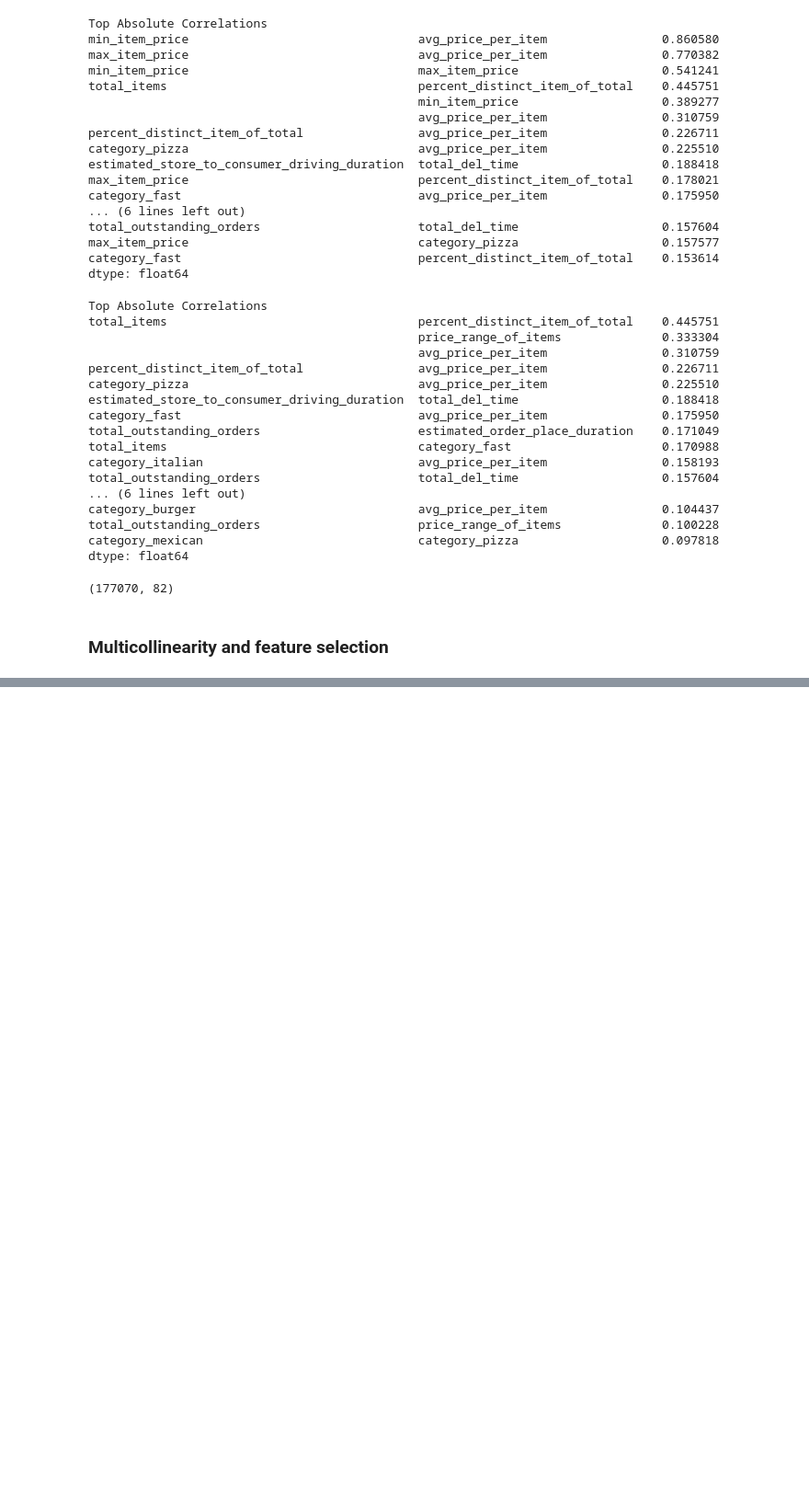
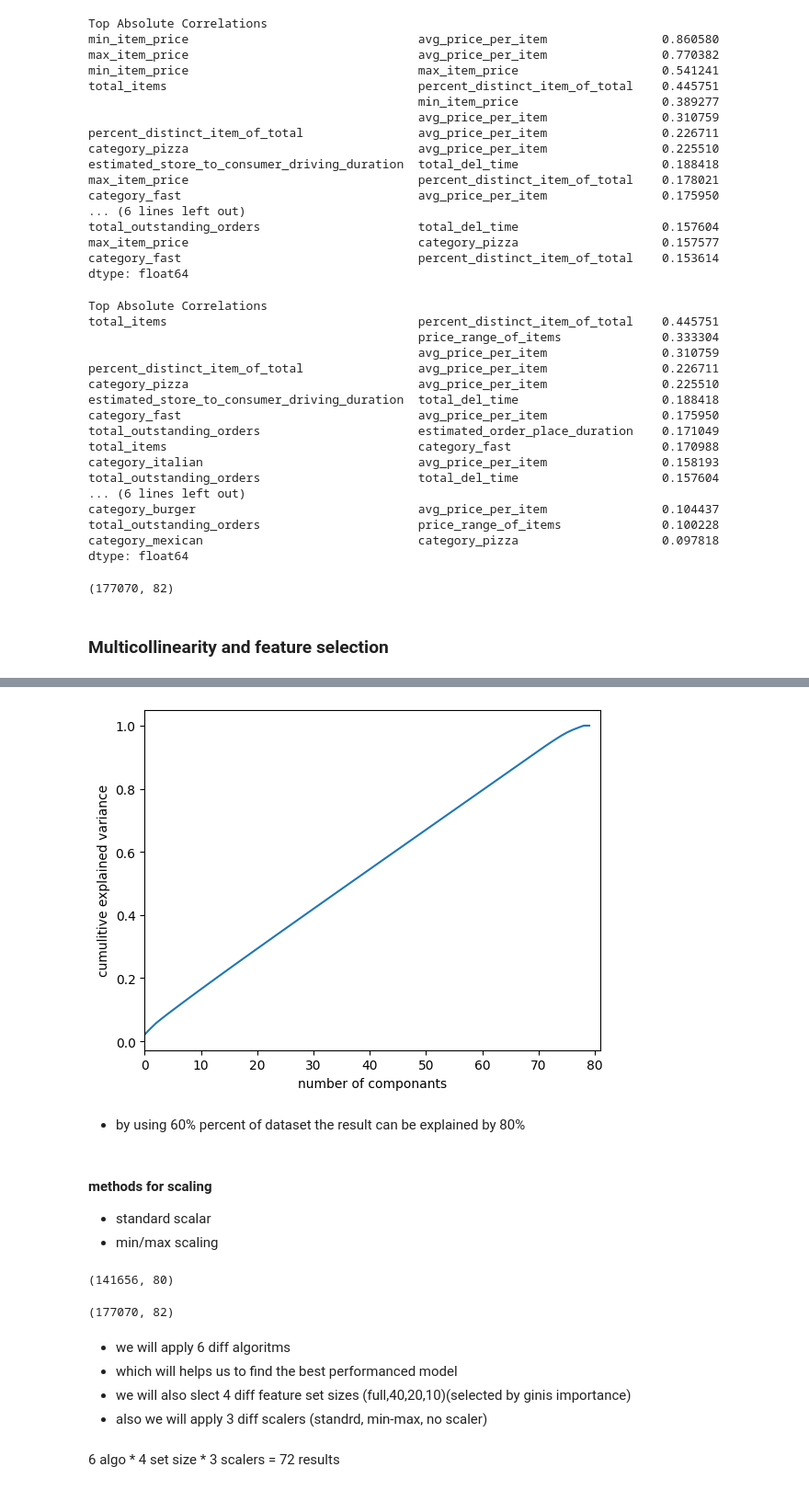
Before and after one commit to rjrohan13/Food_delv_time_prediction, a Jupyter notebook: Food_del_time_prediction.ipynb, the cells around one changed output, grey strips where cells are left out. Shown: that part at 92% size. Cells and saved outputs as stored; diff of their text form; code cells hidden in the pictures; blank space fills up the shorter version.

```diff
--- a/Food_del_time_prediction.ipynb
+++ b/Food_del_time_prediction.ipynb
@@ -615,0 +753,23 @@ from statsmodels.stats.outliers_influence import variance_inflation
+# %%
+from sklearn.decomposition import PCA
+from sklearn.preprocessing import StandardScaler
+
+X_Train = X_train.values
+X_Train = np.asarray(X_train)
+
+
+X_std=StandardScaler().fit_transform(X_Train)
+pca=PCA().fit(X_std)
+plt.plot(np.cumsum(pca.explained_variance_ratio_))
+plt.xlim(0,81,1)
+plt.xlabel('number of componants')
+plt.ylabel("cumulitive explained variance")
+plt.show()
+# %% [output]
+[figure, added]
+# %% [markdown]
+- by using 60% percent of dataset the result can be explained by 80%
+# %% [markdown]
+#### methods for scaling
+- standard scalar
+- min/max scaling
@@ -615,0 +805,15 @@ from statsmodels.stats.outliers_influence import variance_inflation
+# %%
+X_train.shape
+# %% [output]
+(141656, 80)
+# %%
+train_df.shape
+# %% [output]
+(177070, 82)
+# %% [markdown]
+- we will apply 6 diff algoritms
+- which will helps us to find the best performanced model
+- we will also slect 4 diff feature set sizes (full,40,20,10)(selected by ginis importance)
+- also we will apply 3 diff scalers (standrd, min-max, no scaler)
+# %% [markdown]
+6 algo * 4 set size * 3 scalers = 72 results
```
Also changed, not shown: parts of 45 cells of this notebook, 1 other file.
